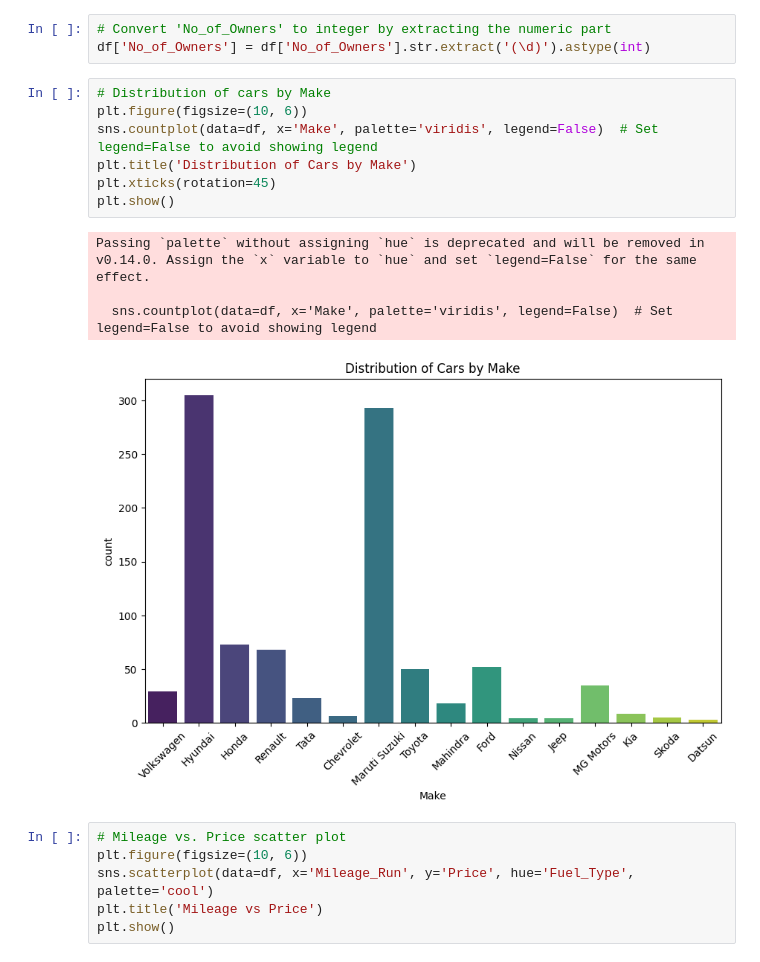
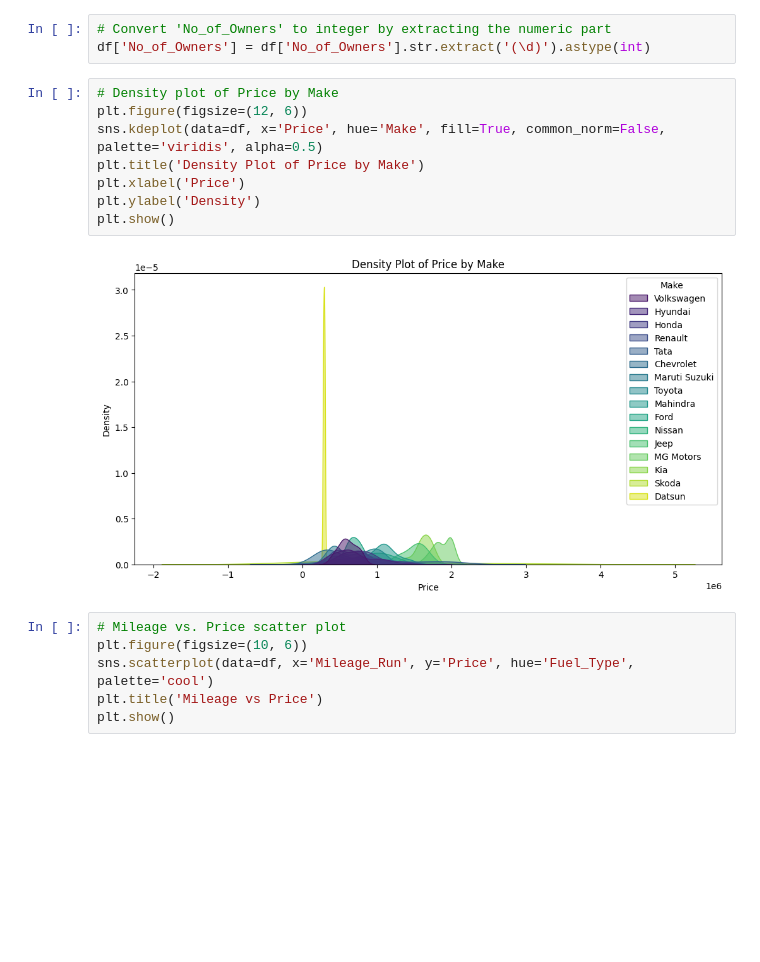
Before and after one commit to alliemkim/ds-3001, a Jupyter notebook: labs/4_hedonic_pricing.ipynb, the cells around one changed output. Saved outputs shown, nothing was run; the diff lists cells and outputs as text; blank space fills up the shorter version.

```diff
--- a/labs/4_hedonic_pricing.ipynb
+++ b/labs/4_hedonic_pricing.ipynb
@@ -32,17 +32,15 @@ df.head()
 # Convert 'No_of_Owners' to integer by extracting the numeric part
 df['No_of_Owners'] = df['No_of_Owners'].str.extract('(\d)').astype(int)
 # %%
-# Distribution of cars by Make
-plt.figure(figsize=(10, 6))
-sns.countplot(data=df, x='Make', palette='viridis', legend=False)  # Set legend=False to avoid showing legend
-plt.title('Distribution of Cars by Make')
-plt.xticks(rotation=45)
+# Density plot of Price by Make
+plt.figure(figsize=(12, 6))
+sns.kdeplot(data=df, x='Price', hue='Make', fill=True, common_norm=False, palette='viridis', alpha=0.5)
+plt.title('Density Plot of Price by Make')
+plt.xlabel('Price')
+plt.ylabel('Density')
 plt.show()
 # %% [output]
-Passing `palette` without assigning `hue` is deprecated and will be removed in v0.14.0. Assign the `x` variable to `hue` and set `legend=False` for the same effect.
-
-  sns.countplot(data=df, x='Make', palette='viridis', legend=False)  # Set legend=False to avoid showing legend
-[figure, old version]
+[figure, new version]
 # %%
 # Mileage vs. Price scatter plot
 plt.figure(figsize=(10, 6))
```
